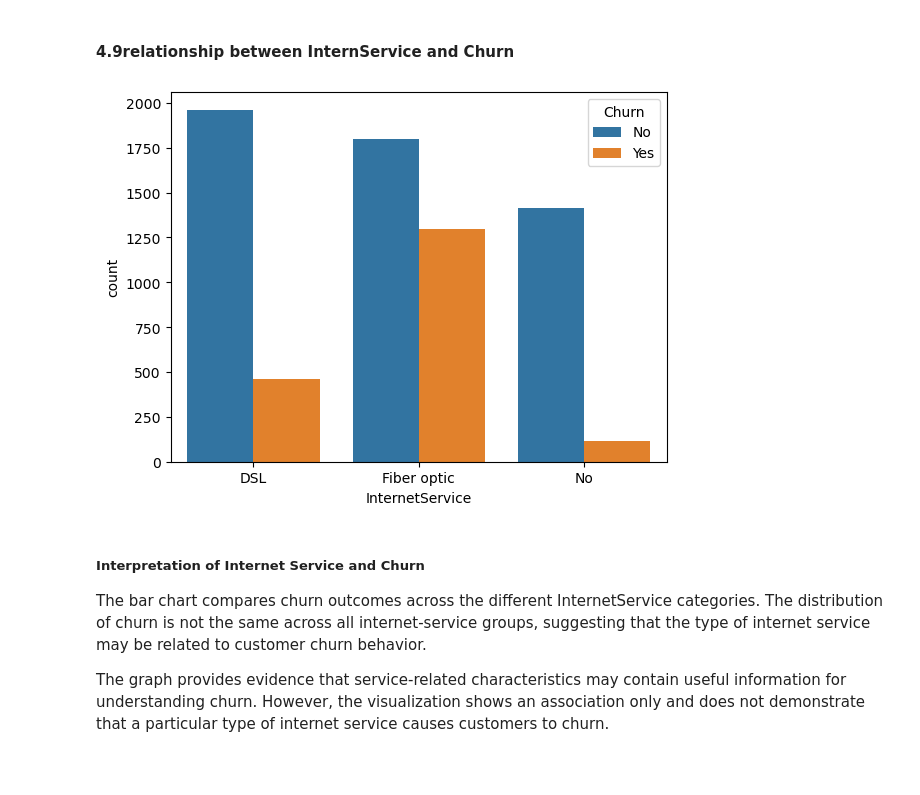
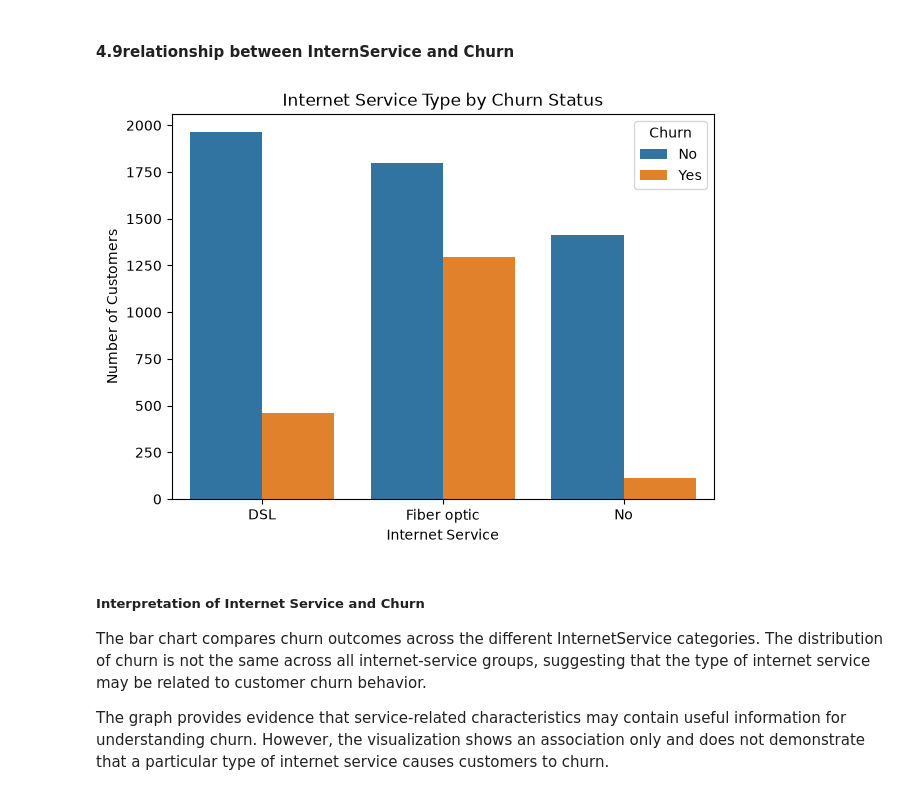
Before and after one commit to gaguegue-glitch/data-science-portfolio, a Jupyter notebook: Project 2.ipynb, the cells around one changed output. Saved outputs shown, nothing was run; the diff lists cells and outputs as text; code cells hidden in the pictures; blank space fills up the shorter version.

```diff
--- a/Project 2.ipynb
+++ b/Project 2.ipynb
@@ -257,10 +273,23 @@ The plot does not show a simple one-to-one relationship between the two variable
 #### 4.9relationship between InternService and Churn
 # %%
 # side-by-side barplot
-sns.countplot(data=telco_church, x='InternetService',hue='Churn')
-plt.show();
+plt.figure(figsize=(7, 5))
+
+sns.countplot(
+    data=telco_churn_raw,
+    x="InternetService",
+    hue="Churn"
+)
+
+plt.title("Internet Service Type by Churn Status")
+plt.xlabel("Internet Service")
+plt.ylabel("Number of Customers")
+
+plt.savefig("internet_service_vs_churn.png", dpi=300, bbox_inches="tight")
+
+plt.show()
 # %% [output]
-[figure, old version]
+[figure, new version]
 # %% [markdown]
 ##### Interpretation of Internet Service and Churn
 
```
Also changed, not shown: parts of 12 cells of this notebook, 10 other files.
